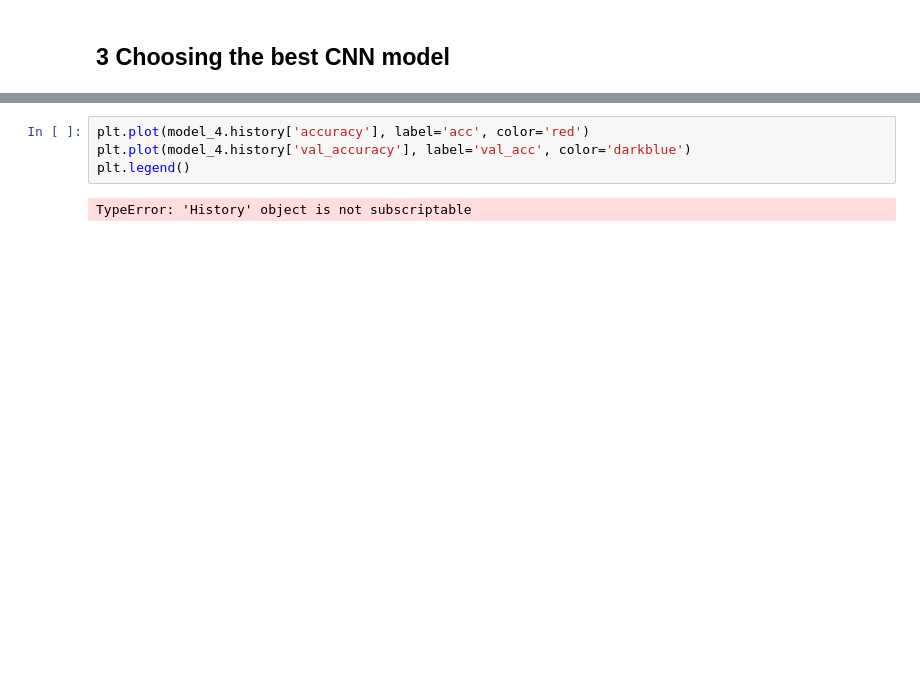
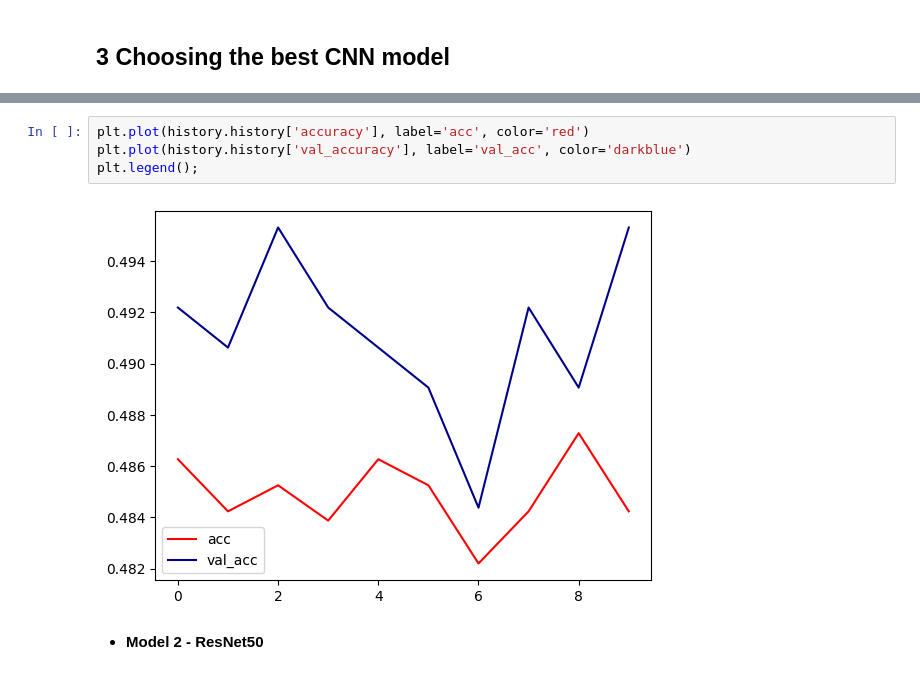
Before and after one commit to ybezginova2016/ZAF056_CV_BlurredImage-detection, a Jupyter notebook: ZUM_project_2_CNN_ResNet50.ipynb, the cells around one changed output, grey strips where cells are left out. Drawn from its saved outputs; the diff is of its cells as text; blank space fills up the shorter version.

```diff
--- a/ZUM_project_2_CNN_ResNet50.ipynb
+++ b/ZUM_project_2_CNN_ResNet50.ipynb
@@ -581,6 +578,8 @@ TypeError: 'History' object is not subscriptable
 # %%
-plt.plot(model_4.history['accuracy'], label='acc', color='red')
-plt.plot(model_4.history['val_accuracy'], label='val_acc', color='darkblue')
-plt.legend()
+plt.plot(history.history['accuracy'], label='acc', color='red')
+plt.plot(history.history['val_accuracy'], label='val_acc', color='darkblue')
+plt.legend();
 # %% [output]
-TypeError: 'History' object is not subscriptable
+[figure, added]
+# %% [markdown]
+- **Model 2 - ResNet50**
```
Also changed, not shown: parts of 27 cells of this notebook.
